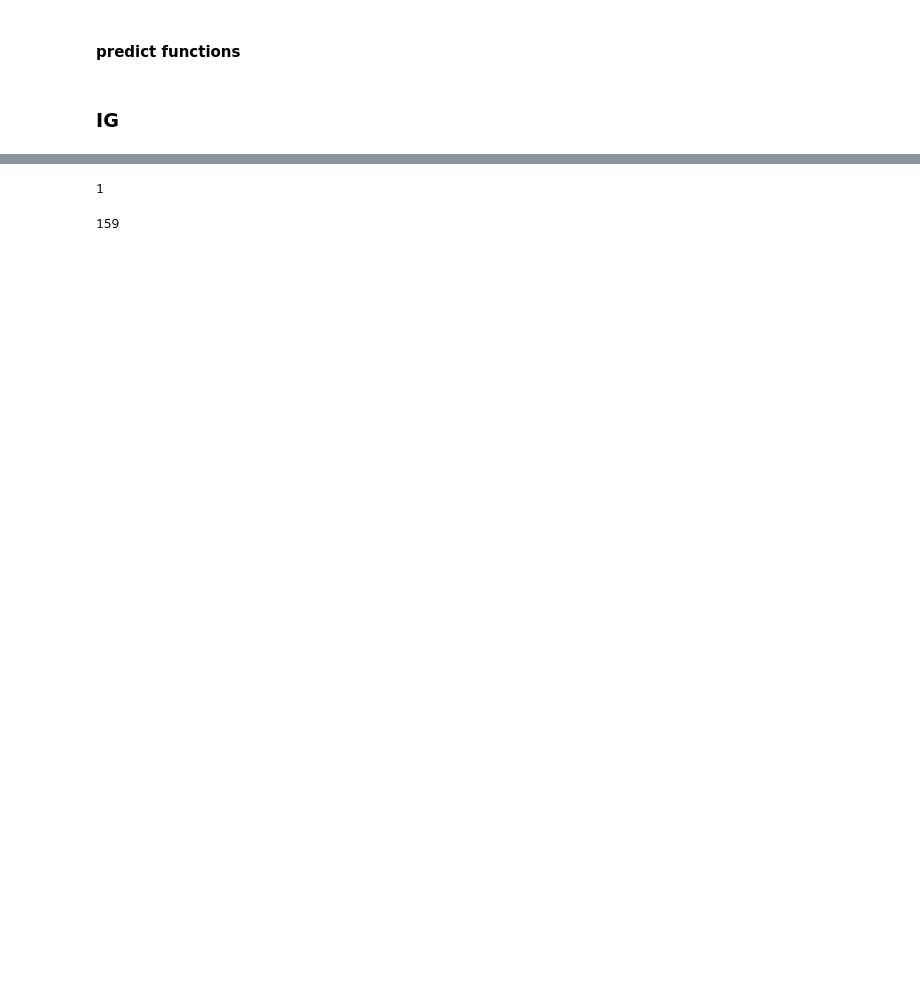
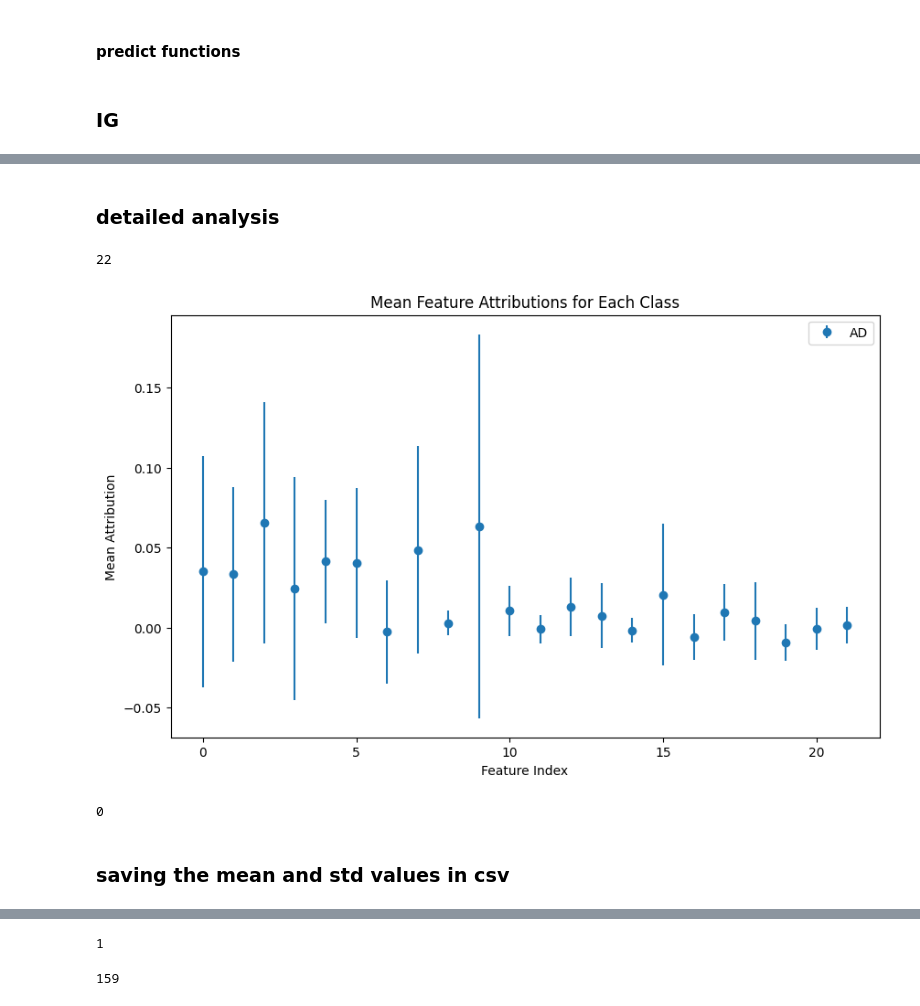
Before and after one commit to Osama00112/RNN-AD_python3, a Jupyter notebook: captum_2.ipynb, the cells around one changed output, grey strips where cells are left out. Saved outputs shown, nothing was run; the diff lists cells and outputs as text; code cells hidden in the pictures; blank space fills up the shorter version.

```diff
--- a/captum_2.ipynb
+++ b/captum_2.ipynb
@@ -118,0 +460,2 @@ integrated_gradients = IntegratedGradients(model)
+# %% [markdown]
+### detailed analysis
@@ -118,0 +546,45 @@ integrated_gradients = IntegratedGradients(model)
+# %%
+#list the feature names, means and stds
+feature_names = misc.load_feature('data/features')
+len(feature_names)
+# %% [output]
+22
+# %%
+#plot the mean values
+import matplotlib.pyplot as plt
+import numpy as np
+
+# data
+x = np.arange(22)
+y1 = mean_values_CN
+y2 = mean_values_MCI
+y3 = mean_values_AD
+
+y4 = mean_values_all
+
+std1 = std_values_CN
+std2 = std_values_MCI
+std3 = std_values_AD
+
+std4 = std_values_all
+
+# plot with error bars
+plt.figure(figsize=(10, 6))
+
+#plt.errorbar(x, y2, yerr=std2, fmt='o', label='MCI')
+#plt.errorbar(x, y1, yerr=std1, fmt='o', label='CN')
+plt.errorbar(x, y3, yerr=std3, fmt='o', label='AD')
+#plt.errorbar(x, y4, yerr=std4, fmt='o', label='All')
+plt.xlabel('Feature Index')
+plt.ylabel('Mean Attribution')
+plt.title('Mean Feature Attributions for Each Class')
+plt.legend()
+plt.show()
+# %% [output]
+[figure, added]
+# %%
+loaded_target_index_2
+# %% [output]
+0
+# %% [markdown]
+### saving the mean and std values in csv
```
Also changed, not shown: parts of 41 cells of this notebook, 11 other files.
